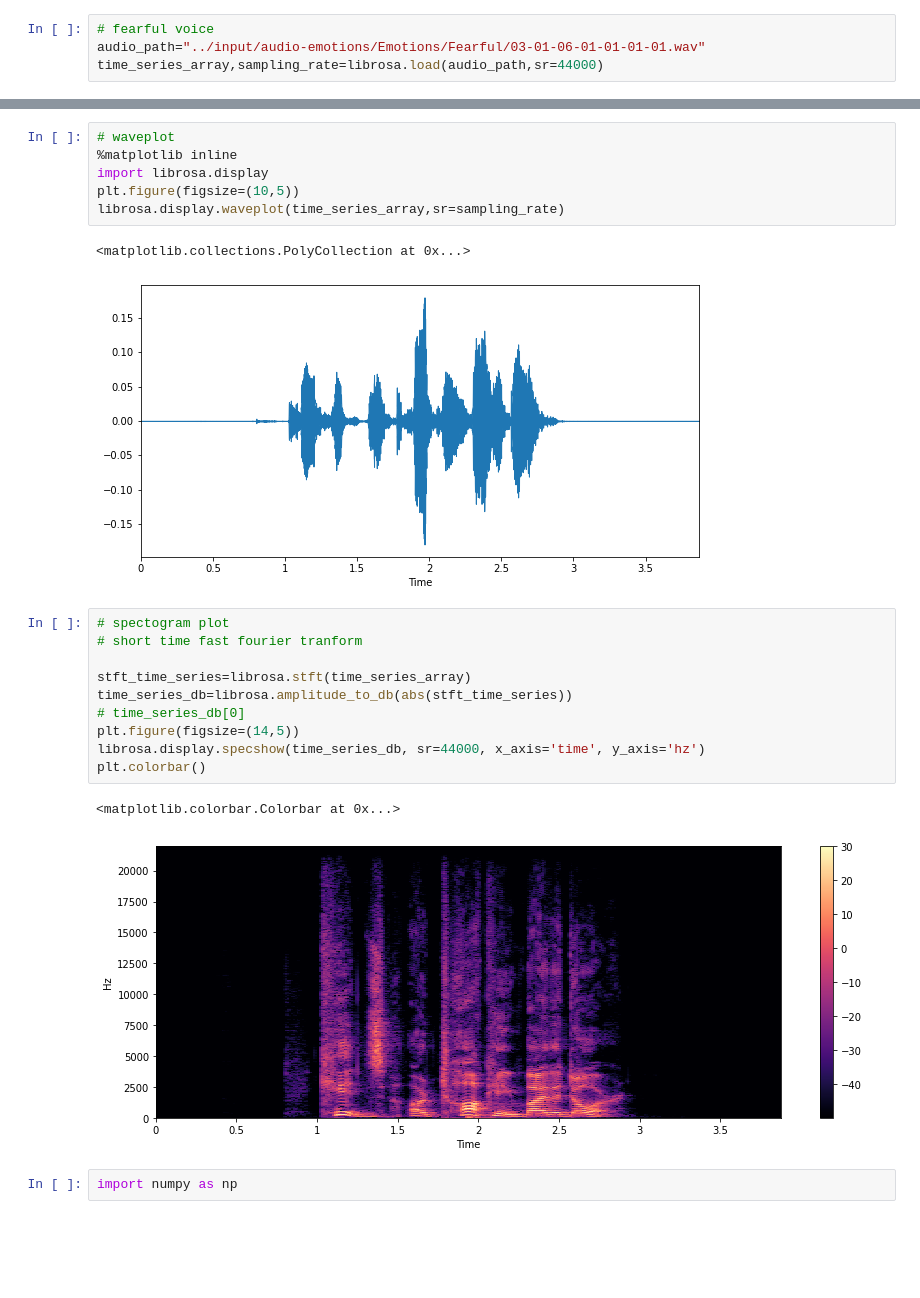
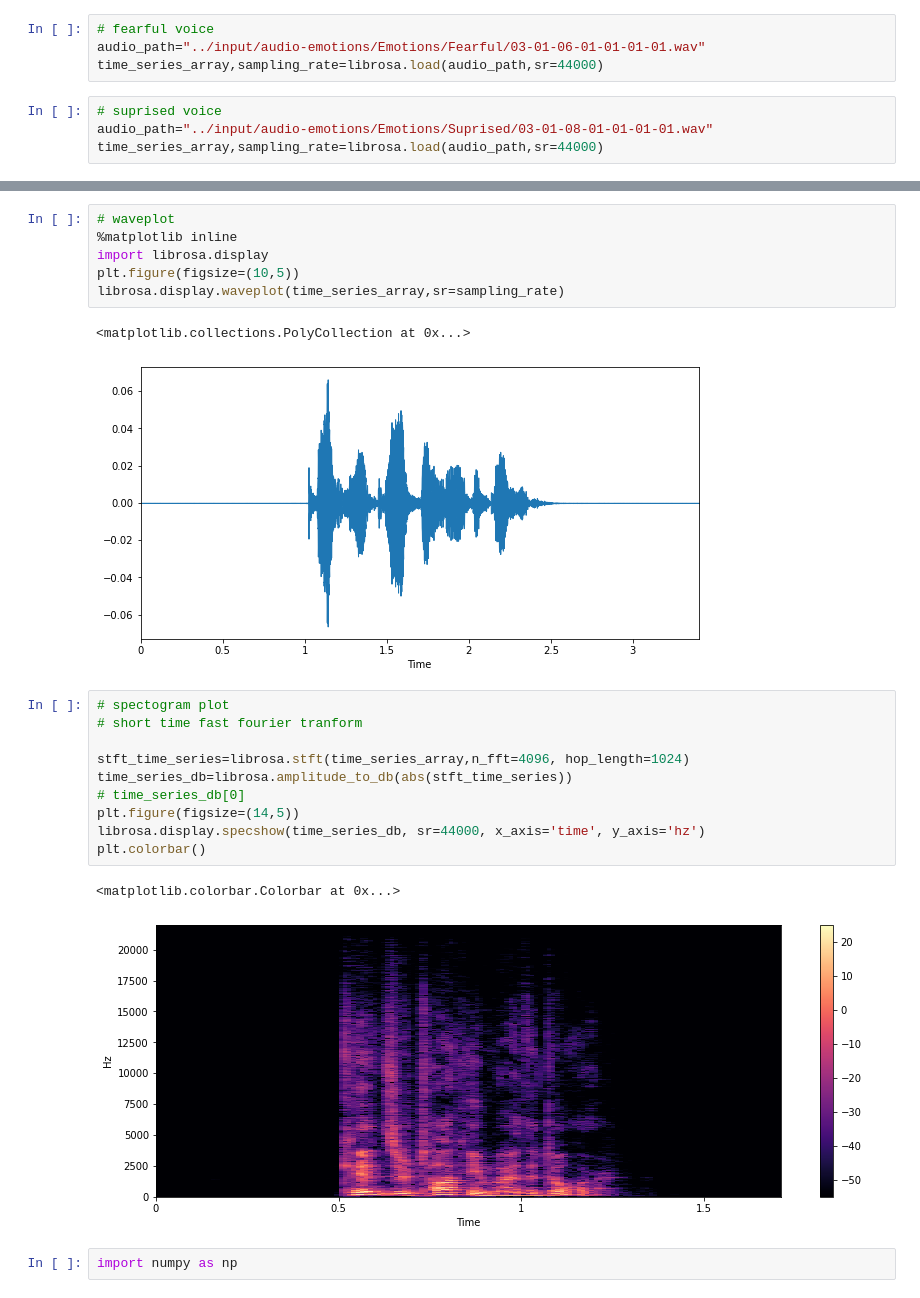
Before and after one commit to keder-code-hash/Kaggle_DL, a Jupyter notebook: sound-feature-extraction.ipynb, the cells around one changed output, grey strips where cells are left out. Saved outputs shown, nothing was run; the diff lists cells and outputs as text; blank space fills up the shorter version.

```diff
--- a/sound-feature-extraction.ipynb
+++ b/sound-feature-extraction.ipynb
@@ -58,5 +58,9 @@ time_series_array,sampling_rate=librosa.load(audio_path,sr=44000)
 # fearful voice
 audio_path="../input/audio-emotions/Emotions/Fearful/03-01-06-01-01-01-01.wav"
 time_series_array,sampling_rate=librosa.load(audio_path,sr=44000)
+# %%
+# suprised voice
+audio_path="../input/audio-emotions/Emotions/Suprised/03-01-08-01-01-01-01.wav"
+time_series_array,sampling_rate=librosa.load(audio_path,sr=44000)
 # %%
 time_series_array
@@ -73,20 +79,20 @@ plt.figure(figsize=(10,5))
 librosa.display.waveplot(time_series_array,sr=sampling_rate)
 # %% [output]
 <matplotlib.collections.PolyCollection at 0x...>
-[figure, old version]
+[figure, new version]
 # %%
 # spectogram plot
 # short time fast fourier tranform
 
-stft_time_series=librosa.stft(time_series_array)
+stft_time_series=librosa.stft(time_series_array,n_fft=4096, hop_length=1024)
 time_series_db=librosa.amplitude_to_db(abs(stft_time_series))
 # time_series_db[0]
 plt.figure(figsize=(14,5))
 librosa.display.specshow(time_series_db, sr=44000, x_axis='time', y_axis='hz')
 plt.colorbar()
 # %% [output]
 <matplotlib.colorbar.Colorbar at 0x...>
-[figure, old version]
+[figure, new version]
 # %%
 import numpy as np
 # %% [markdown]
```
Also changed, not shown: parts of 7 cells of this notebook.
